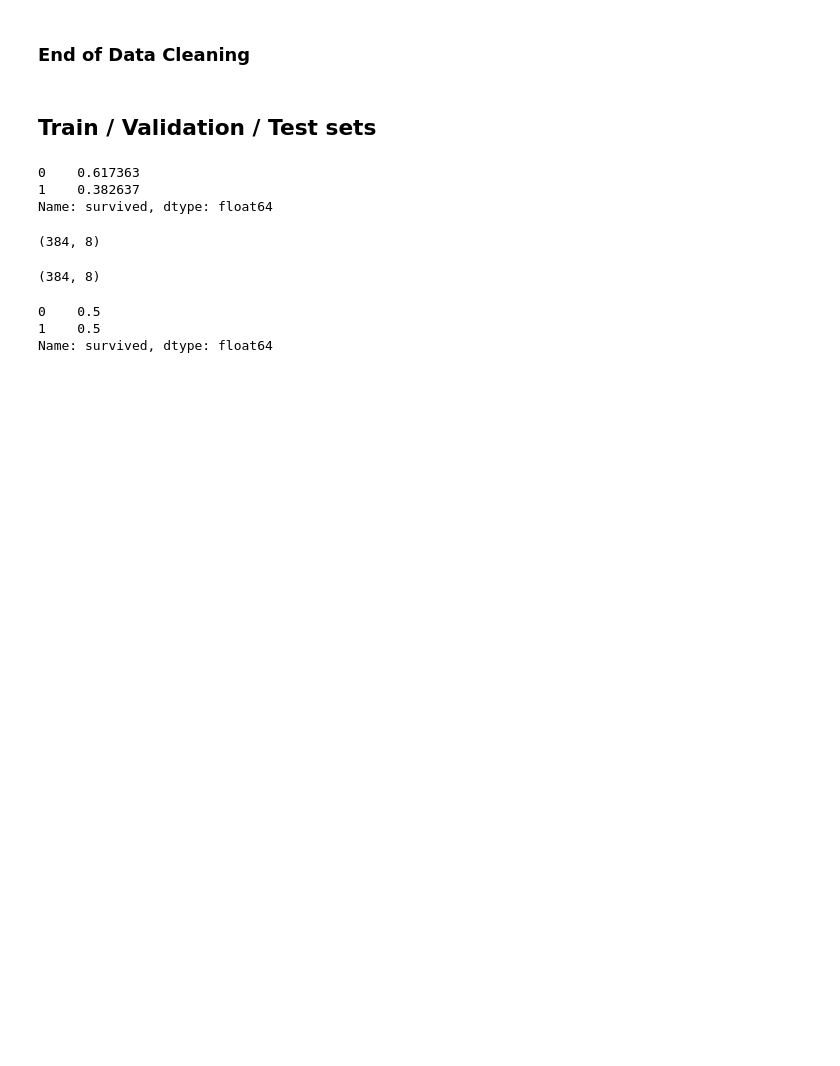
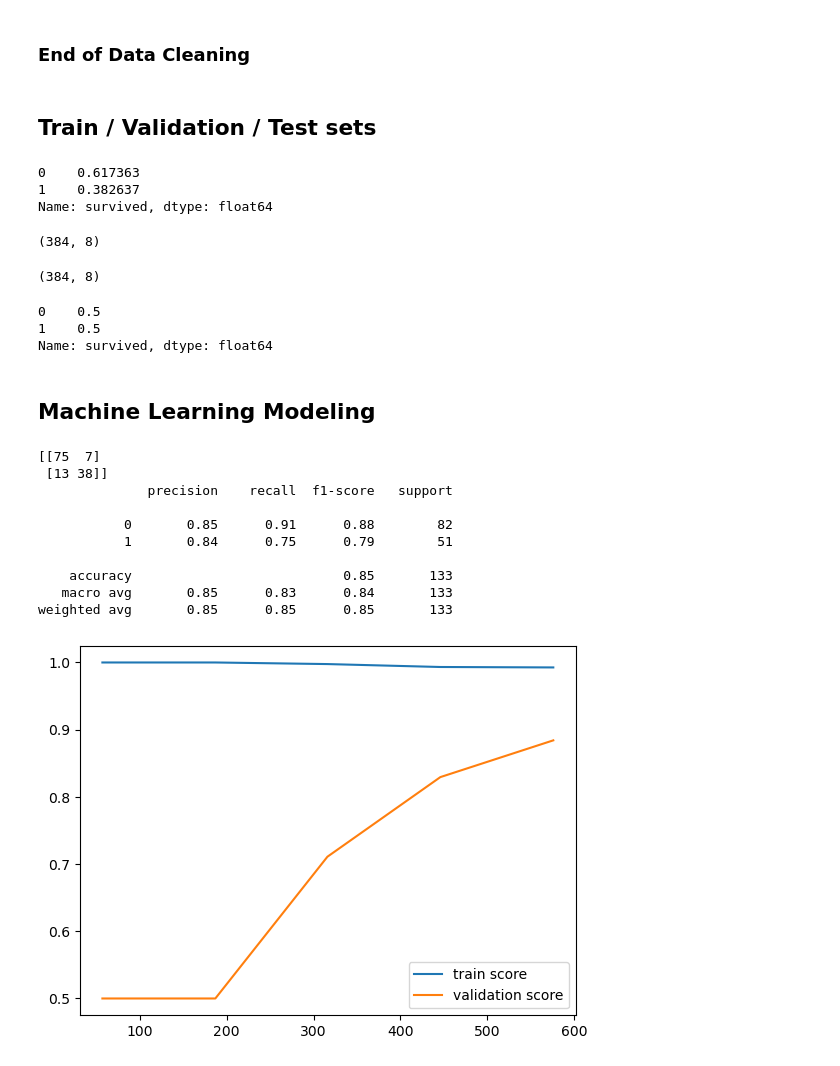
Before and after one commit to Nacim-B/Titanic, a Jupyter notebook: titanic_v3_advanced.ipynb, the cells around one changed output. Drawn from its saved outputs; the diff is of its cells as text; code cells hidden in the pictures; blank space fills up the shorter version.

Commit message:
comparison between ML models

```diff
--- a/titanic_v3_advanced.ipynb
+++ b/titanic_v3_advanced.ipynb
@@ -494,3 +494,5 @@ Name: survived, dtype: float64
 # %%
 X_train_final = df_temp.drop(['survived'], axis = 1)
 y_train_final = df_temp['survived']
+# %% [markdown]
+## Machine Learning Modeling
@@ -496,0 +504,28 @@ y_train_final = df_temp['survived']
+# %%
+def evaluation(model):
+    model.fit(X_train_final, y_train_final)
+    pred = model.predict(X_val)
+
+    print(confusion_matrix(y_val, pred))
+    print(classification_report(y_val, pred))
+
+    N, train_score, val_score = learning_curve(model, X_train_final, y_train_final, cv=4)
+    plt.figure()
+    plt.plot(N, train_score.mean(axis=1), label = 'train score')
+    plt.plot(N, val_score.mean(axis=1), label = 'validation score')
+    plt.legend()
+# %%
+r_forest = RandomForestClassifier(random_state=seed)
+evaluation(r_forest)
+# %% [output]
+[[75  7]
+ [13 38]]
+              precision    recall  f1-score   support
+
+           0       0.85      0.91      0.88        82
+           1       0.84      0.75      0.79        51
+
+    accuracy                           0.85       133
+   macro avg       0.85      0.83      0.84       133
+weighted avg       0.85      0.85      0.85       133
+[figure, added]
```
Also changed, not shown: parts of 12 cells of this notebook.
